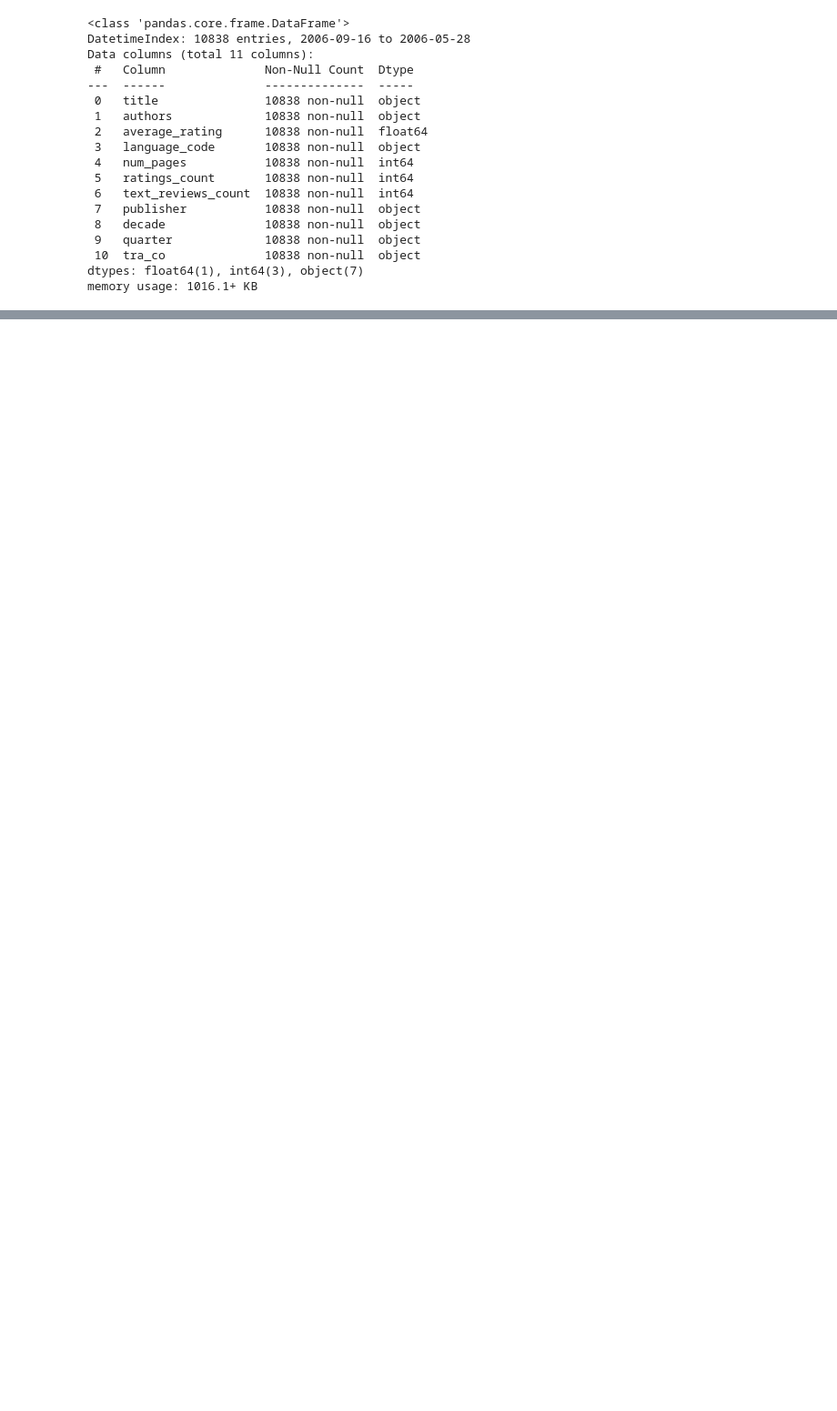
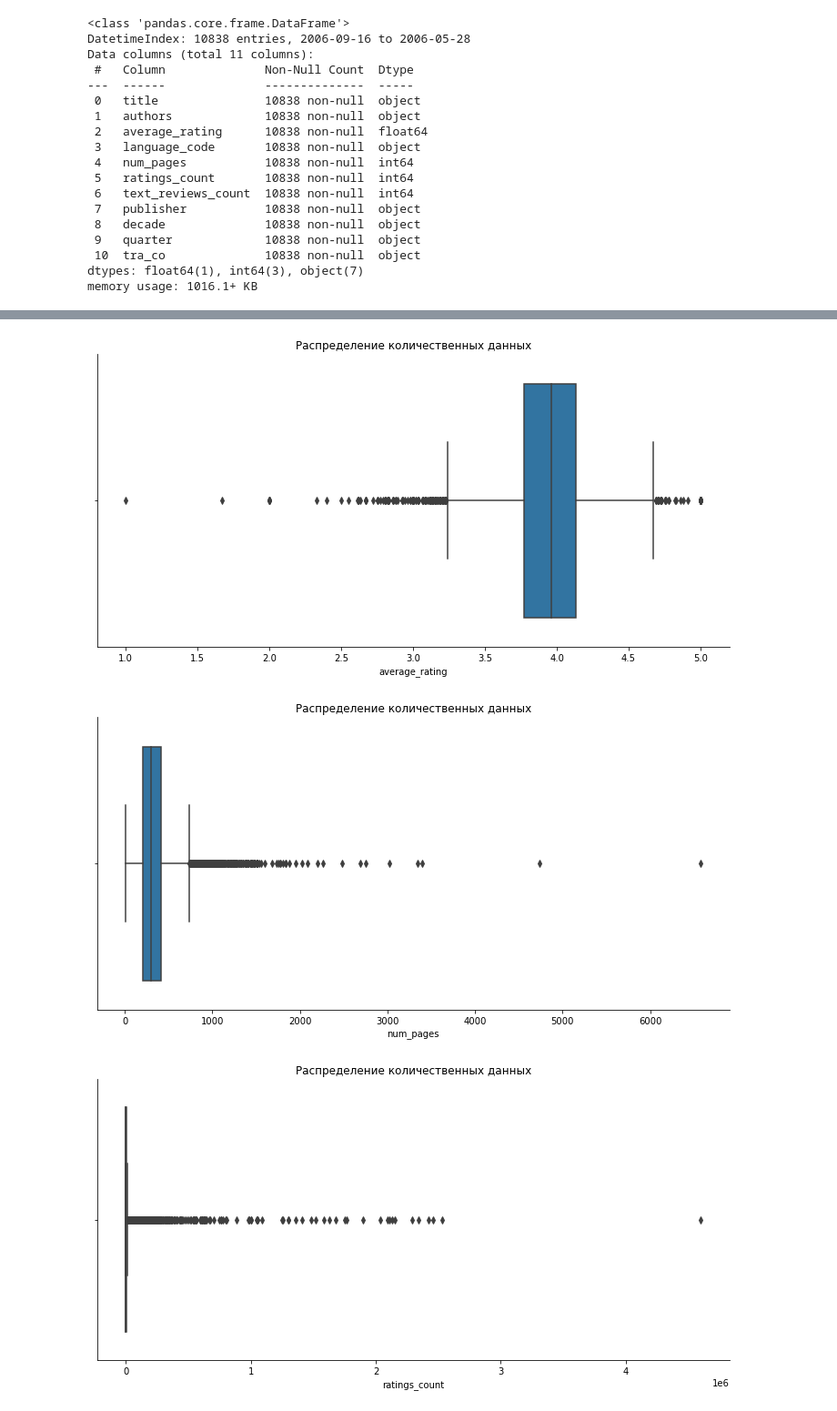
Before and after one commit to anastasiaaam/goodreads, a Jupyter notebook: goodreads_2.ipynb, the cells around one changed output, grey strips where cells are left out. Shown: that part at 91% size. Saved outputs shown, nothing was run; the diff lists cells and outputs as text; code cells hidden in the pictures; blank space fills up the shorter version.

```diff
--- a/goodreads_2.ipynb
+++ b/goodreads_2.ipynb
@@ -130,0 +167,8 @@ memory usage: 1016.1+ KB
+# %%
+for i in ['average_rating', 'num_pages', 'ratings_count', 'text_reviews_count']:
+    sns.catplot(kind = 'box', data = db, aspect = 2, x = i)
+    plt.title('Распределение количественных данных')
+# %% [output]
+[figure, added]
+[figure, added]
+[figure, added]
```
Also changed, not shown: parts of 21 cells of this notebook.
